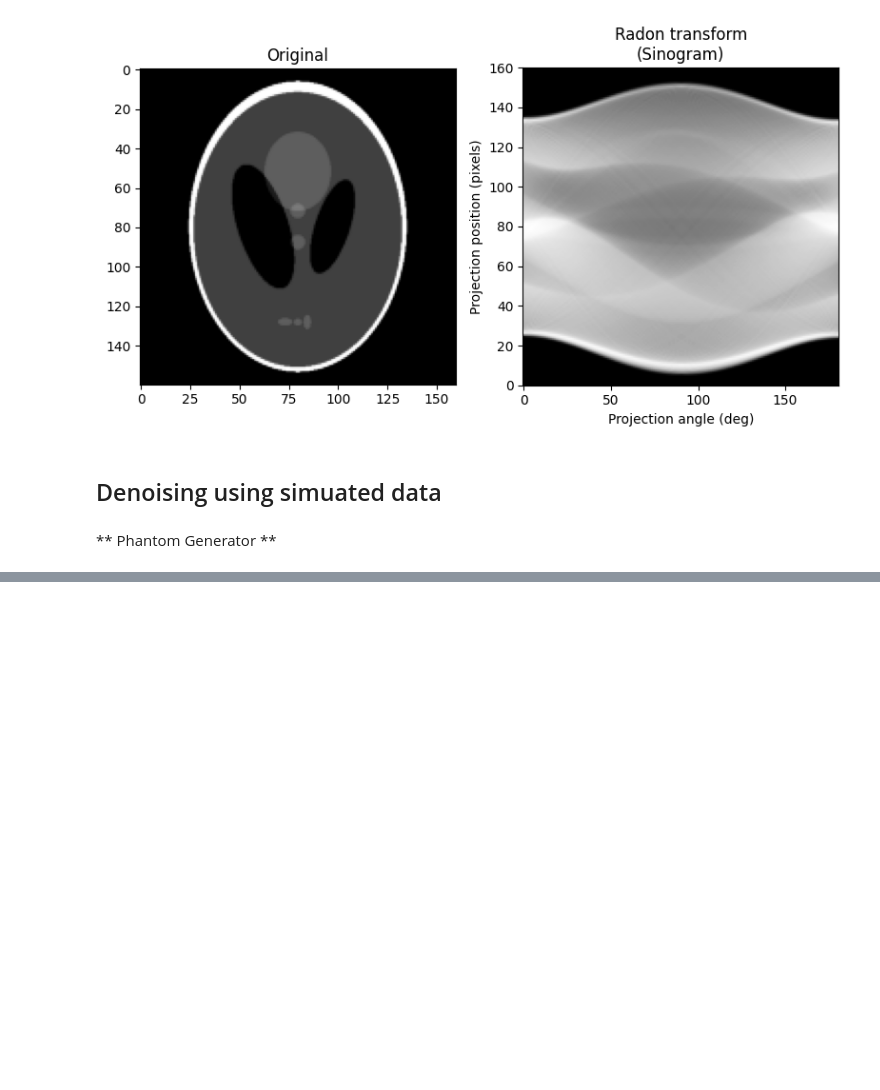
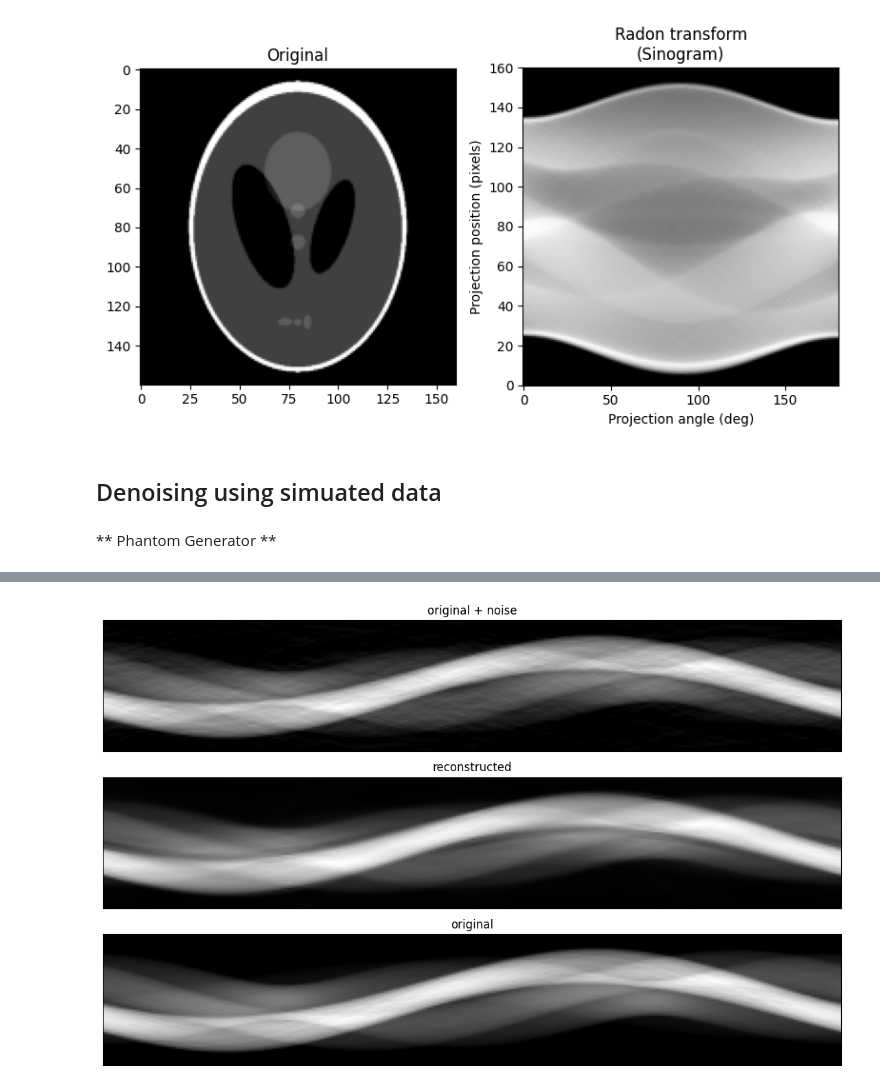
Before and after one commit to angelrodriguez0617/CS-4710-Machine-Learning-II, a Jupyter notebook: A4.ipynb, the cells around one changed output, grey strips where cells are left out. Saved outputs shown, nothing was run; the diff lists cells and outputs as text; code cells hidden in the pictures; blank space fills up the shorter version.

```diff
--- a/A4.ipynb
+++ b/A4.ipynb
@@ -520,0 +480,35 @@ plt.show()
+# %%
+n = 1
+plt.figure(figsize=(20, 7))
+plt.gray()
+for i in range(n):
+  # display original + noise
+  bx = plt.subplot(3, n, i + 1)
+  plt.title("original + noise")
+  plt.imshow(tf.squeeze(np_noisyV[i]))
+  bx.get_xaxis().set_visible(False)
+  bx.get_yaxis().set_visible(False)
+
+  # display reconstruction
+  sinogram = radon(decoded_imgs[i][:, :, 0], theta=theta)
+  sinogrammax = np.max(sinogram )
+  sinogram0 = sinogram/(2*sinogrammax)
+  sinogram0 = np.maximum(0, sinogram0)
+  sinogram0 = np.minimum(0.5, sinogram0)
+  cx = plt.subplot(3, n, i + n + 1)
+  plt.title("reconstructed")
+  plt.imshow(tf.squeeze(sinogram))
+  cx.get_xaxis().set_visible(False)
+  cx.get_yaxis().set_visible(False)
+
+  # display original
+  ax = plt.subplot(3, n, i + 2*n + 1)
+  plt.title("original")
+  plt.imshow(tf.squeeze(np_cleanV[i]))
+  ax.get_xaxis().set_visible(False)
+  ax.get_yaxis().set_visible(False)
+
+plt.tight_layout()  # Adjust spacing between subplots
+plt.show()
+# %% [output]
+[figure, added]
```
Also changed, not shown: parts of 9 cells of this notebook.
